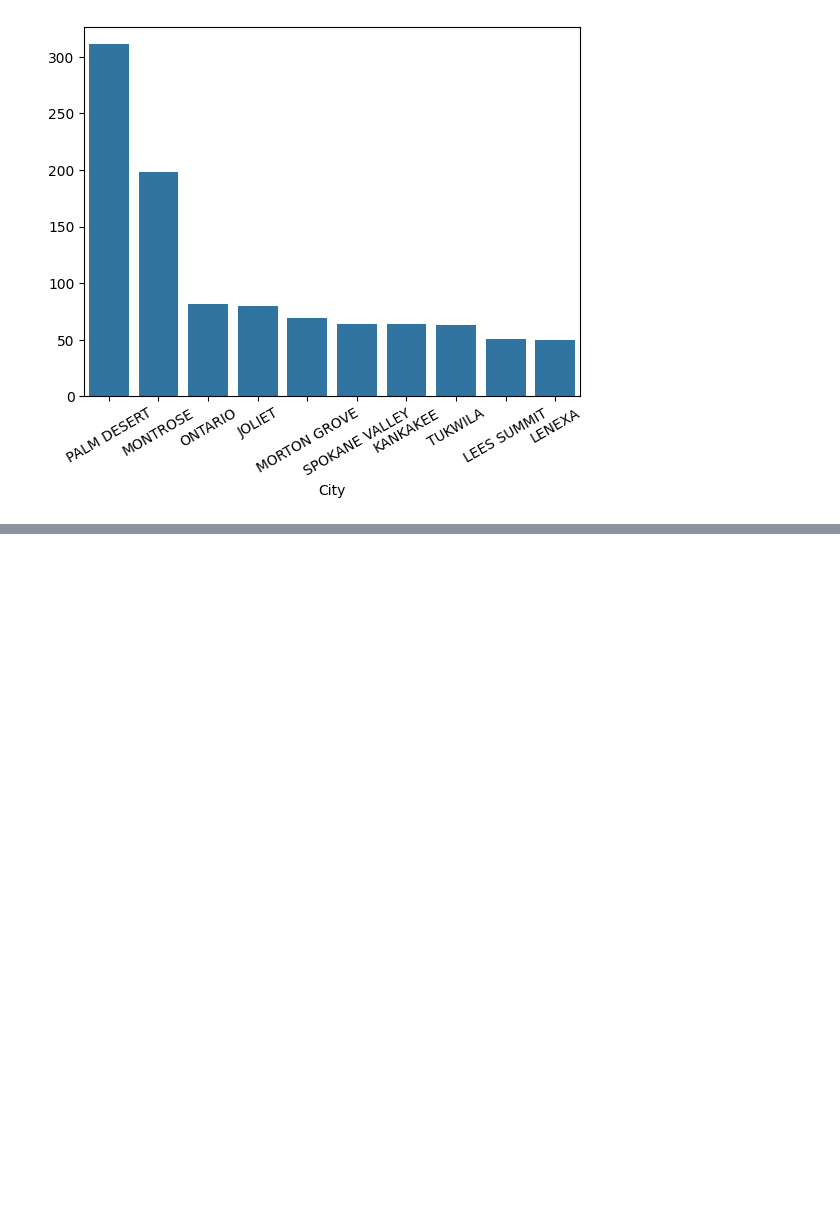
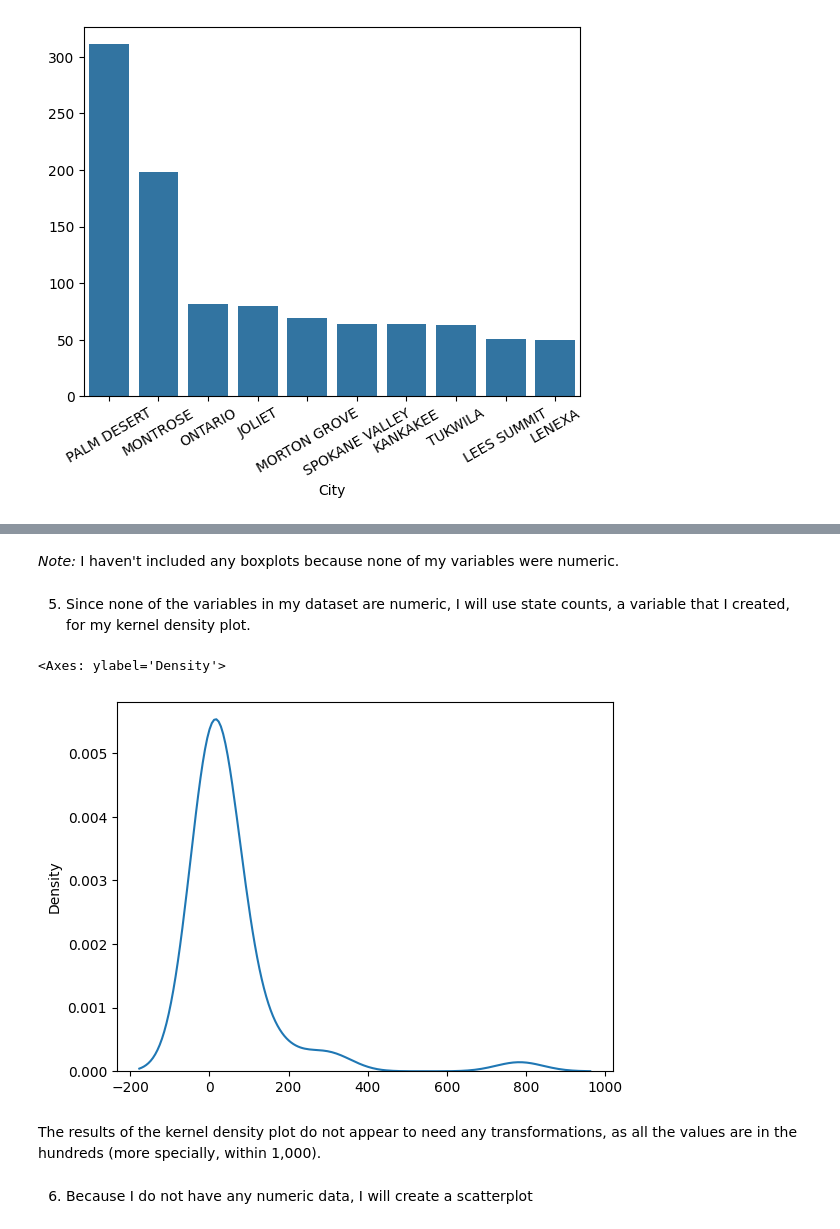
Before and after one commit to kelseymatsik/visualization, a Jupyter notebook: assignment/assignment.ipynb, the cells around one changed output, grey strips where cells are left out. Drawn from its saved outputs; the diff is of its cells as text; code cells hidden in the pictures; blank space fills up the shorter version.

```diff
--- a/assignment/assignment.ipynb
+++ b/assignment/assignment.ipynb
@@ -355,0 +361,14 @@ Text(0.5, 0, 'City')
+# %% [markdown]
+*Note:* I haven't included any boxplots because none of my variables were numeric.
+# %% [markdown]
+5. Since none of the variables in my dataset are numeric, I will use state counts, a variable that I created, for my kernel density plot.
+# %%
+state_counts_df = pd.DataFrame(state_counts)
+sns.kdeplot(data=state_counts_df, x=state_counts.values)
+# %% [output]
+<Axes: ylabel='Density'>
+[figure, added]
+# %% [markdown]
+The results of the kernel density plot do not appear to need any transformations, as all the values are in the hundreds (more specially, within 1,000).
+# %% [markdown]
+6. Because I do not have any numeric data, I will create a scatterplot
```
Also changed, not shown: parts of 1 cell of this notebook.
